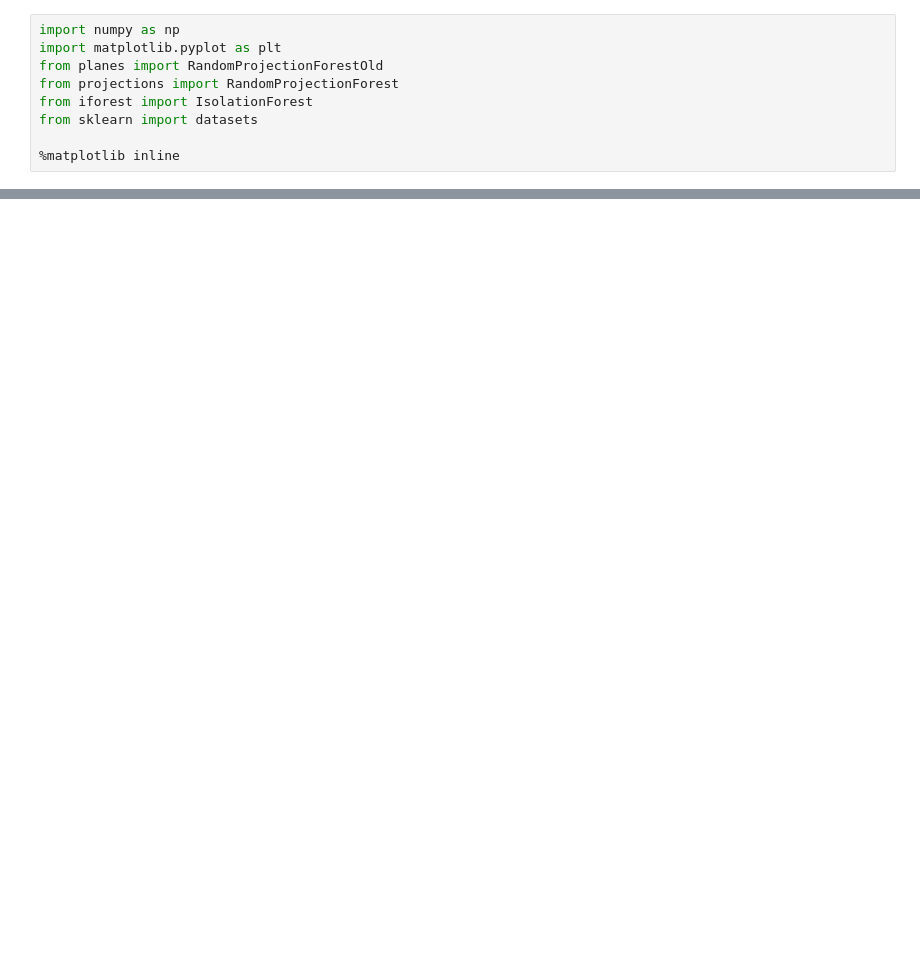
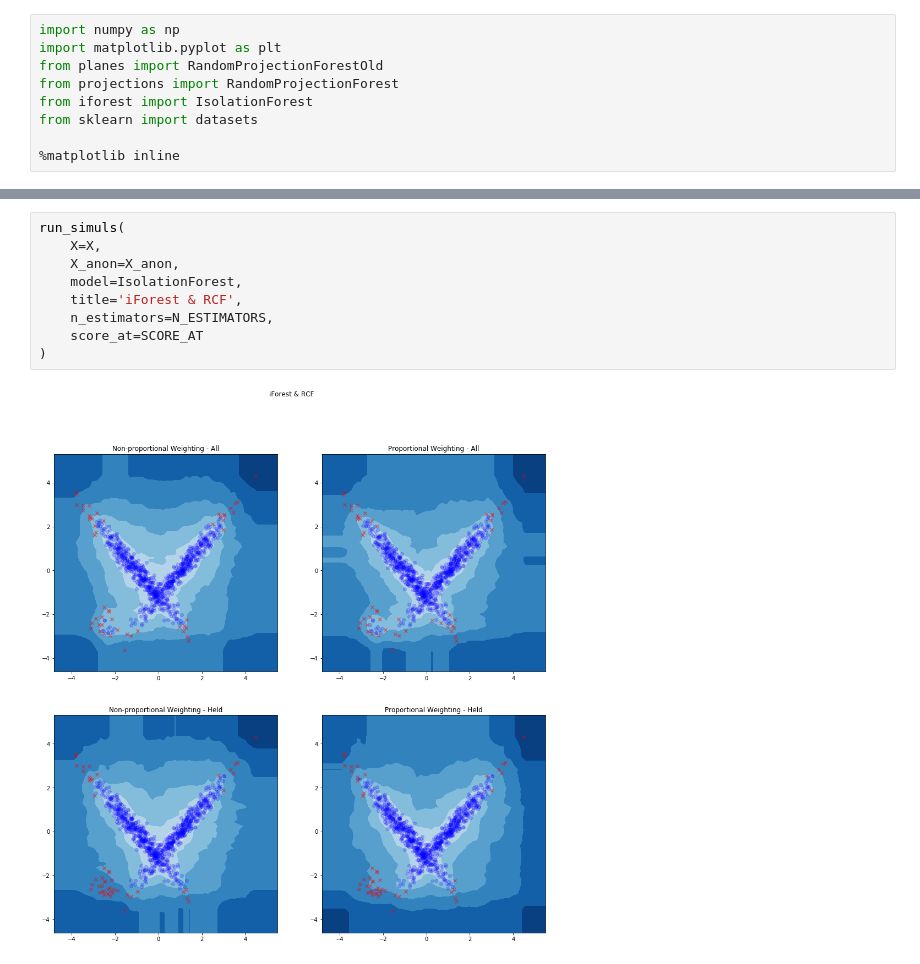
Before and after one commit to neerajgaur/RandomHyperplanes, a Jupyter notebook: proof_of_concept/correlated-data.ipynb, the cells around one changed output, grey strips where cells are left out. Drawn from its saved outputs; the diff is of its cells as text; blank space fills up the shorter version.

```diff
--- a/proof_of_concept/correlated-data.ipynb
+++ b/proof_of_concept/correlated-data.ipynb
@@ -178,0 +152,11 @@ plt.show()
+# %%
+run_simuls(
+    X=X,
+    X_anon=X_anon,
+    model=IsolationForest,
+    title='iForest & RCF',
+    n_estimators=N_ESTIMATORS,
+    score_at=SCORE_AT
+)
+# %% [output]
+[figure, added]
```
Also changed, not shown: parts of 12 cells of this notebook.
